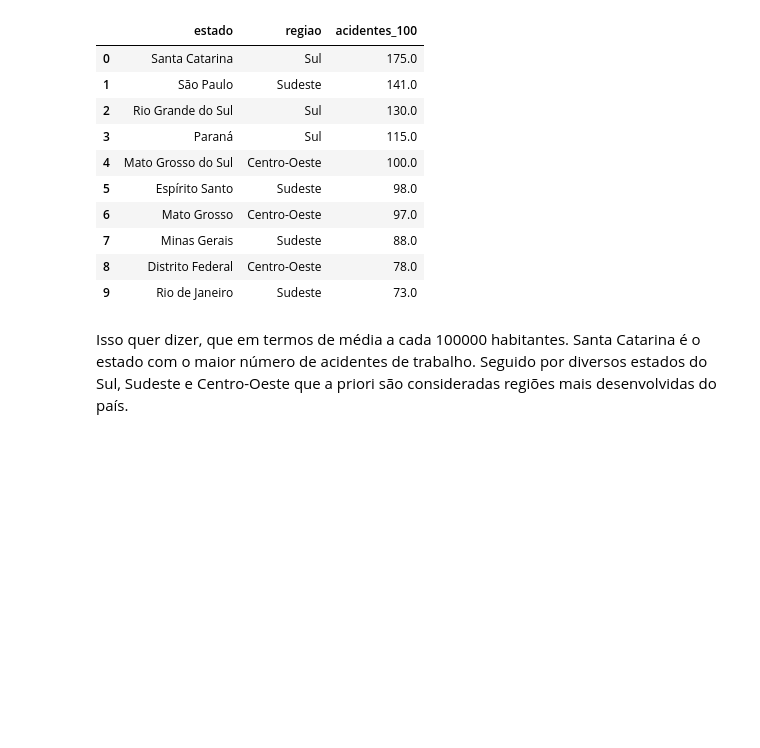
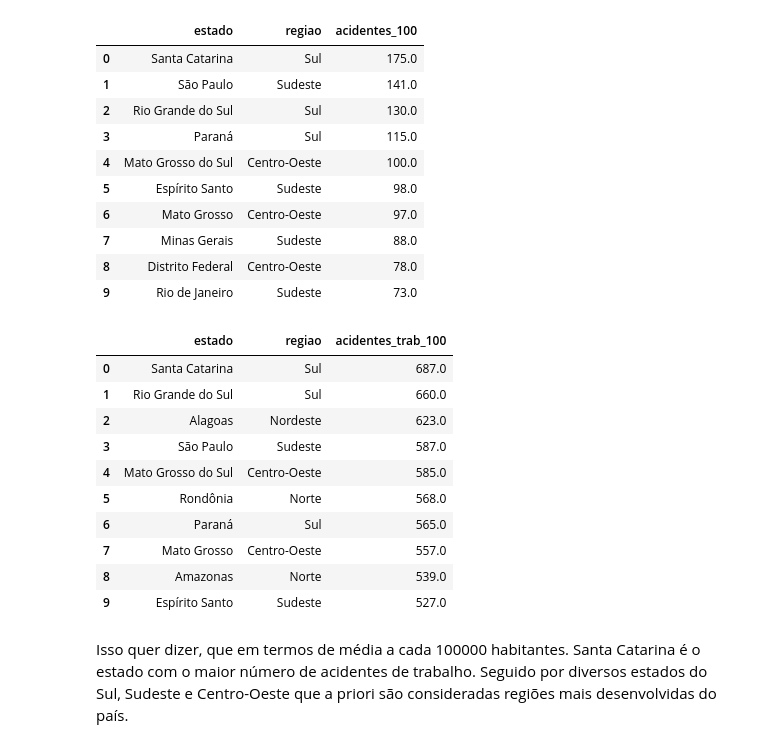
Before and after one commit to lorransr/CAT, a Jupyter notebook: Acidentes_de_Trabalho.ipynb, the cells around one changed output. Cells and saved outputs as stored; diff of their text form; code cells hidden in the pictures; blank space fills up the shorter version.

```diff
--- a/Acidentes_de_Trabalho.ipynb
+++ b/Acidentes_de_Trabalho.ipynb
@@ -371,6 +397,27 @@ per_capta.head(10)
 | 7 | Minas Gerais | Sudeste | 88.0 |
 | 8 | Distrito Federal | Centro-Oeste | 78.0 |
 | 9 | Rio de Janeiro | Sudeste | 73.0 |
+# %%
+#media per capta trabalhadores
+per_capta_trab = df_uf.groupby(by=["estado",
+                              "regiao"])[["acidentes_trab_100"]].mean()
+per_capta_trab.sort_values(by="acidentes_trab_100",ascending=False,inplace=True)
+per_capta_trab=per_capta_trab.reset_index()
+#arredondando
+per_capta_trab["acidentes_trab_100"] = np.ceil(per_capta_trab["acidentes_trab_100"])
+per_capta_trab.head(10)
+# %% [output]
+|  | estado | regiao | acidentes_trab_100 |
+| 0 | Santa Catarina | Sul | 687.0 |
+| 1 | Rio Grande do Sul | Sul | 660.0 |
+| 2 | Alagoas | Nordeste | 623.0 |
+| 3 | São Paulo | Sudeste | 587.0 |
+| 4 | Mato Grosso do Sul | Centro-Oeste | 585.0 |
+| 5 | Rondônia | Norte | 568.0 |
+| 6 | Paraná | Sul | 565.0 |
+| 7 | Mato Grosso | Centro-Oeste | 557.0 |
+| 8 | Amazonas | Norte | 539.0 |
+| 9 | Espírito Santo | Sudeste | 527.0 |
 # %% [markdown]
 Isso quer dizer, que em termos de média a cada 100000 habitantes. Santa Catarina é o estado com o maior número de acidentes de trabalho. Seguido por diversos estados do Sul, Sudeste e Centro-Oeste que a priori são consideradas regiões mais desenvolvidas do país.
 # %%
```
Also changed, not shown: parts of 16 cells of this notebook.
